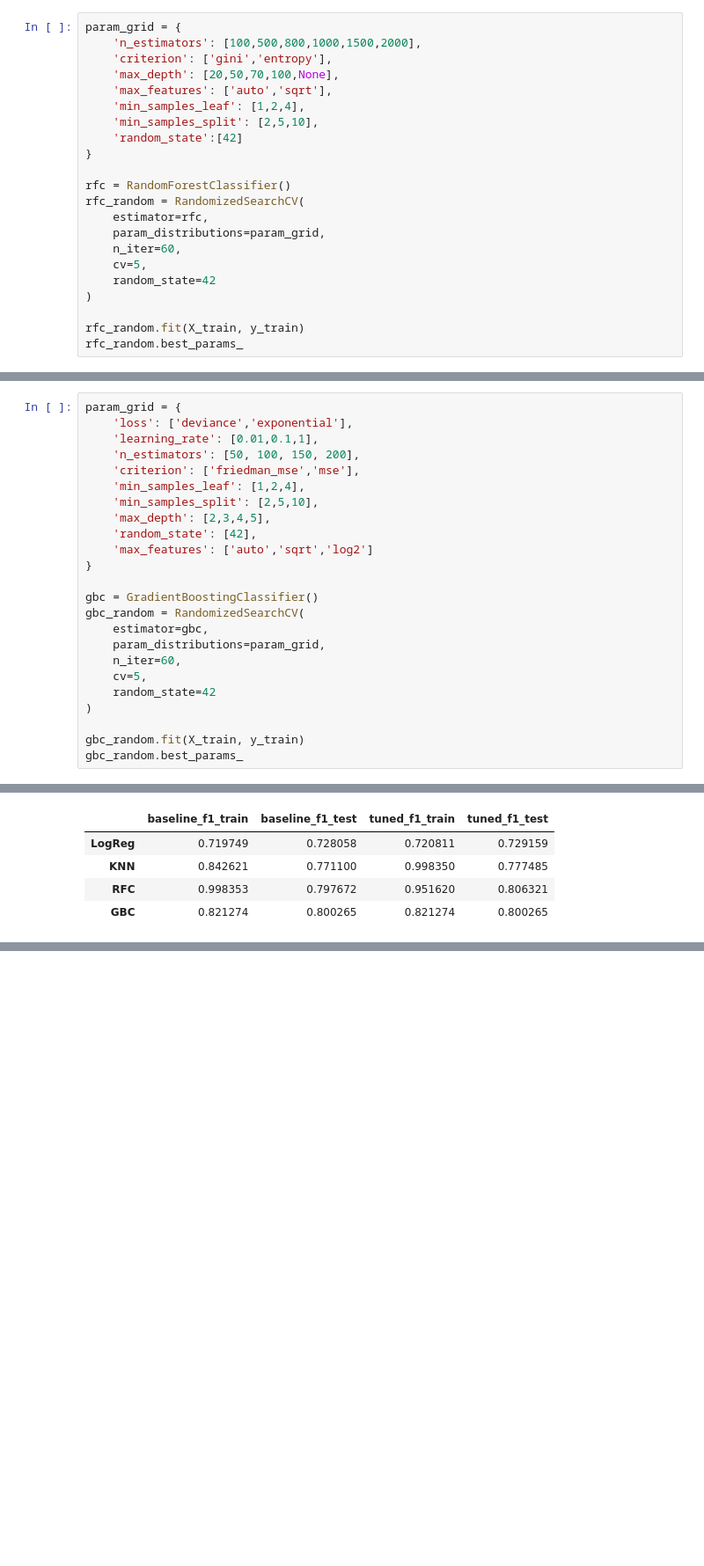
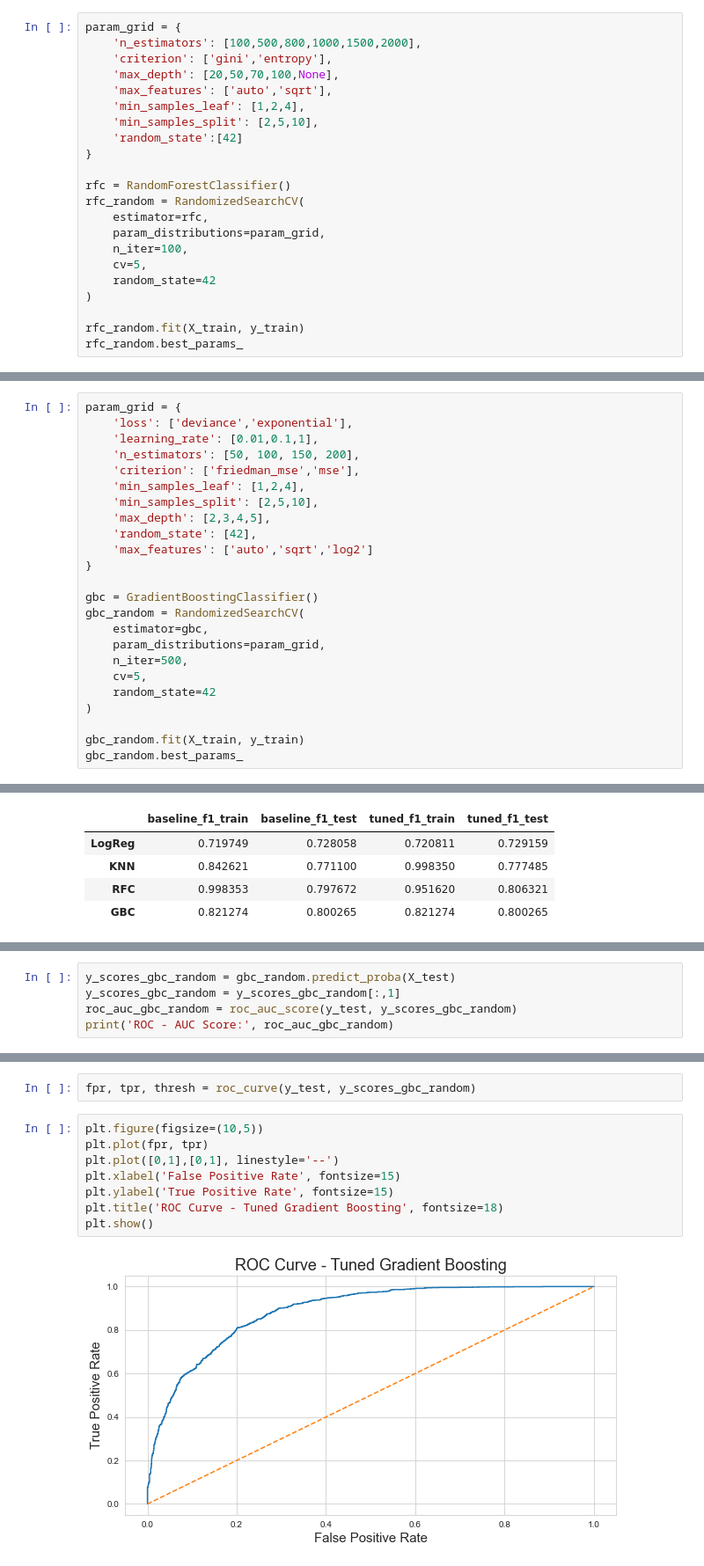
Before and after one commit to levancie/spotify-popularity, a Jupyter notebook: notebooks/4-Modeling.ipynb, the cells around one changed output, grey strips where cells are left out. Shown at 88% size. Saved outputs shown, nothing was run; the diff lists cells and outputs as text; blank space fills up the shorter version.

```diff
--- a/notebooks/4-Modeling.ipynb
+++ b/notebooks/4-Modeling.ipynb
@@ -287,7 +289,7 @@ rfc = RandomForestClassifier()
 rfc_random = RandomizedSearchCV(
     estimator=rfc,
     param_distributions=param_grid,
-    n_iter=60,
+    n_iter=100,
     cv=5,
     random_state=42
 )
@@ -399,7 +401,7 @@ gbc = GradientBoostingClassifier()
 gbc_random = RandomizedSearchCV(
     estimator=gbc,
     param_distributions=param_grid,
-    n_iter=60,
+    n_iter=500,
     cv=5,
     random_state=42
 )
@@ -478,0 +483,5 @@ metrics
+# %%
+y_scores_gbc_random = gbc_random.predict_proba(X_test)
+y_scores_gbc_random = y_scores_gbc_random[:,1]
+roc_auc_gbc_random = roc_auc_score(y_test, y_scores_gbc_random)
+print('ROC - AUC Score:', roc_auc_gbc_random)
@@ -478,0 +490,12 @@ metrics
+# %%
+fpr, tpr, thresh = roc_curve(y_test, y_scores_gbc_random)
+# %%
+plt.figure(figsize=(10,5))
+plt.plot(fpr, tpr)
+plt.plot([0,1],[0,1], linestyle='--')
+plt.xlabel('False Positive Rate', fontsize=15)
+plt.ylabel('True Positive Rate', fontsize=15)
+plt.title('ROC Curve - Tuned Gradient Boosting', fontsize=18)
+plt.show()
+# %% [output]
+[figure, added]
```
Also changed, not shown: parts of 12 cells of this notebook.
